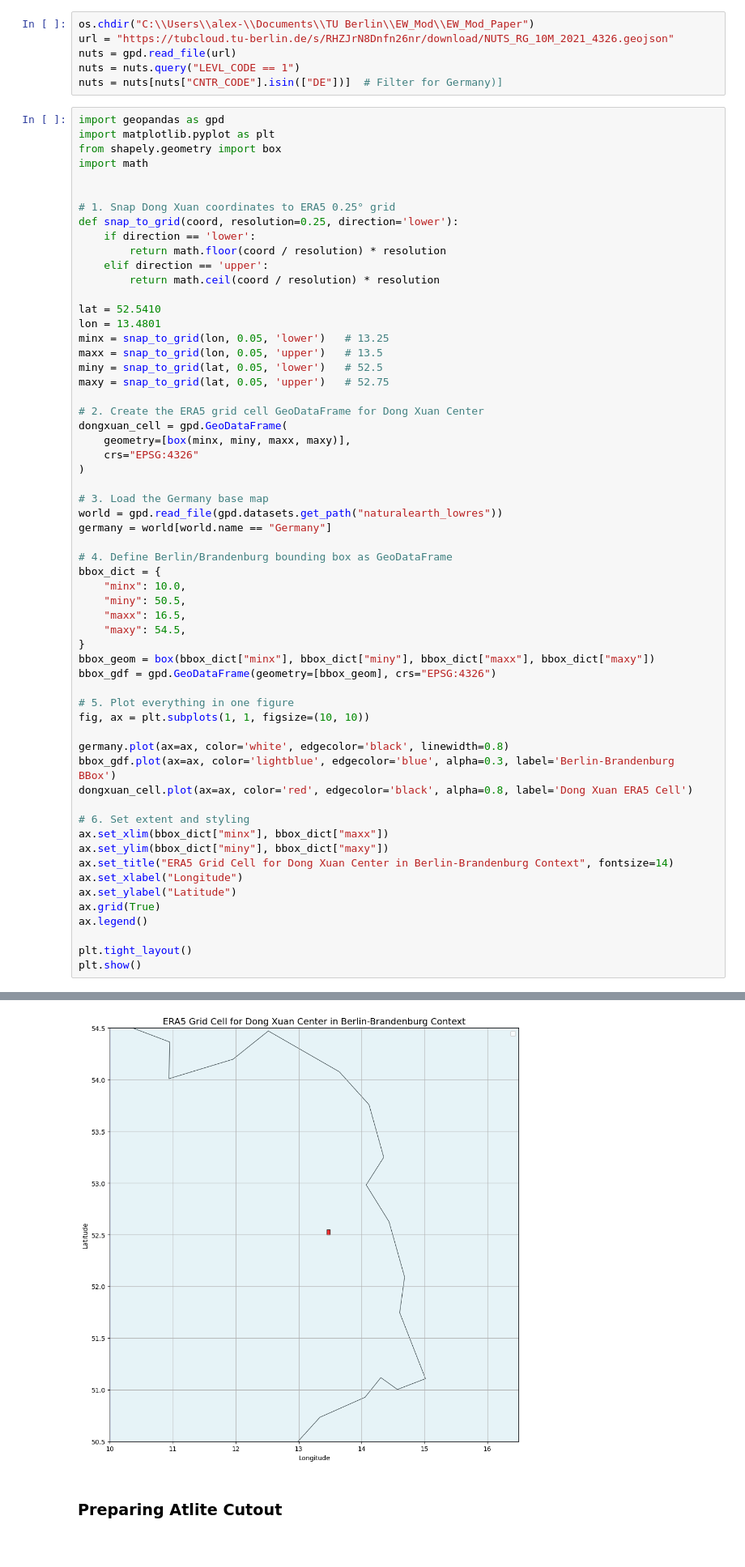
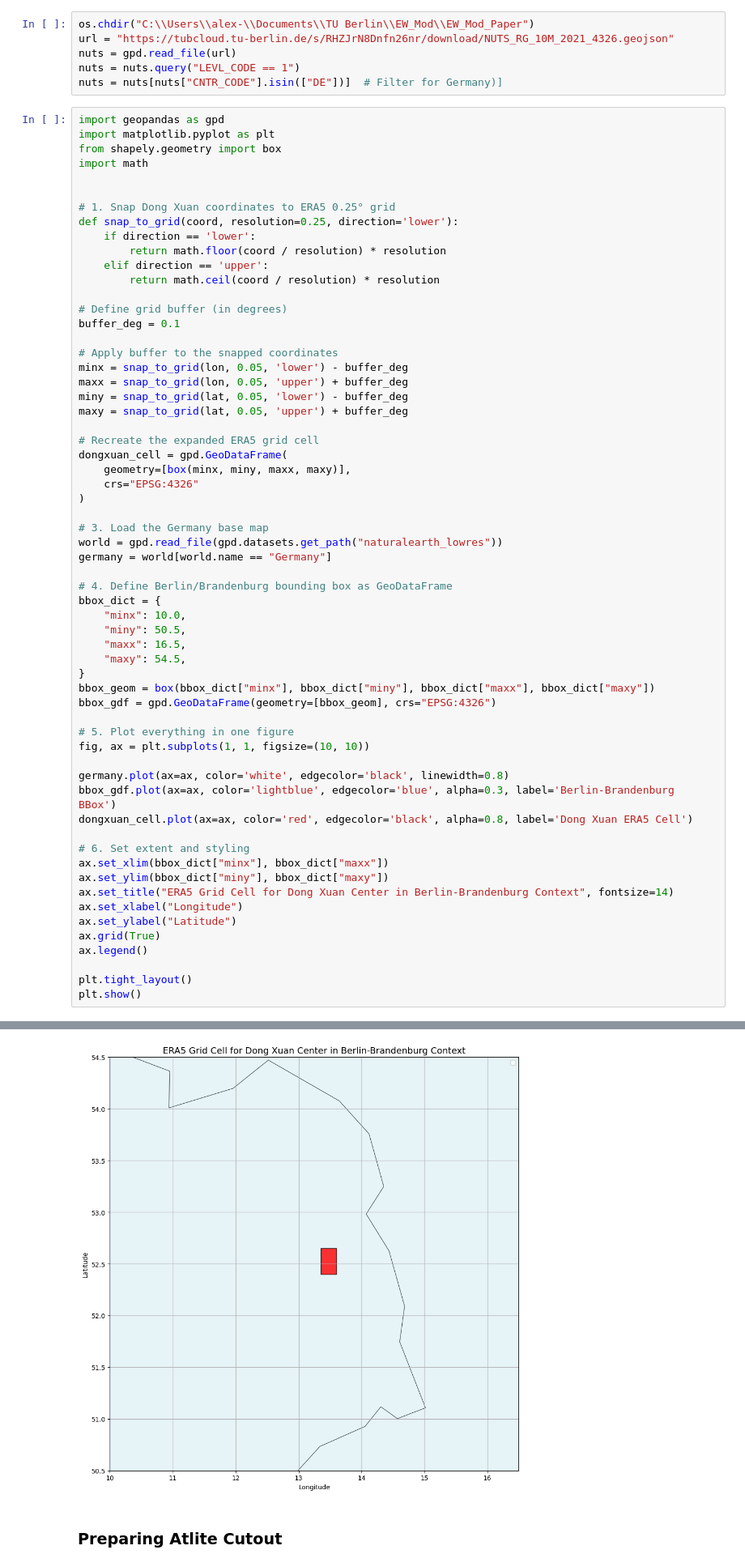
Before and after one commit to amarx96/AtemEnergy, a Jupyter notebook: Solar_PV_Projekt.ipynb, the cells around one changed output, grey strips where cells are left out. Shown: that part at 81% size. Cells and saved outputs as stored; diff of their text form.

```diff
--- a/Solar_PV_Projekt.ipynb
+++ b/Solar_PV_Projekt.ipynb
@@ -38,14 +38,16 @@ def snap_to_grid(coord, resolution=0.25, direction='lower'):
     elif direction == 'upper':
         return math.ceil(coord / resolution) * resolution
 
-lat = 52.5410
-lon = 13.4801
-minx = snap_to_grid(lon, 0.05, 'lower')   # 13.25
-maxx = snap_to_grid(lon, 0.05, 'upper')   # 13.5
-miny = snap_to_grid(lat, 0.05, 'lower')   # 52.5
-maxy = snap_to_grid(lat, 0.05, 'upper')   # 52.75
+# Define grid buffer (in degrees)
+buffer_deg = 0.1
 
-# 2. Create the ERA5 grid cell GeoDataFrame for Dong Xuan Center
+# Apply buffer to the snapped coordinates
+minx = snap_to_grid(lon, 0.05, 'lower') - buffer_deg
+maxx = snap_to_grid(lon, 0.05, 'upper') + buffer_deg
+miny = snap_to_grid(lat, 0.05, 'lower') - buffer_deg
+maxy = snap_to_grid(lat, 0.05, 'upper') + buffer_deg
+
+# Recreate the expanded ERA5 grid cell
 dongxuan_cell = gpd.GeoDataFrame(
     geometry=[box(minx, miny, maxx, maxy)],
     crs="EPSG:4326"
@@ -90,3 +92,3 @@ WARNING:matplotlib.legend:No artists with labels found to put in legend.  Note t
-[figure, old version]
+[figure, new version]
 # %% [markdown]
 ### Preparing Atlite Cutout
```
Also changed, not shown: parts of 5 cells of this notebook, 1 other file.
